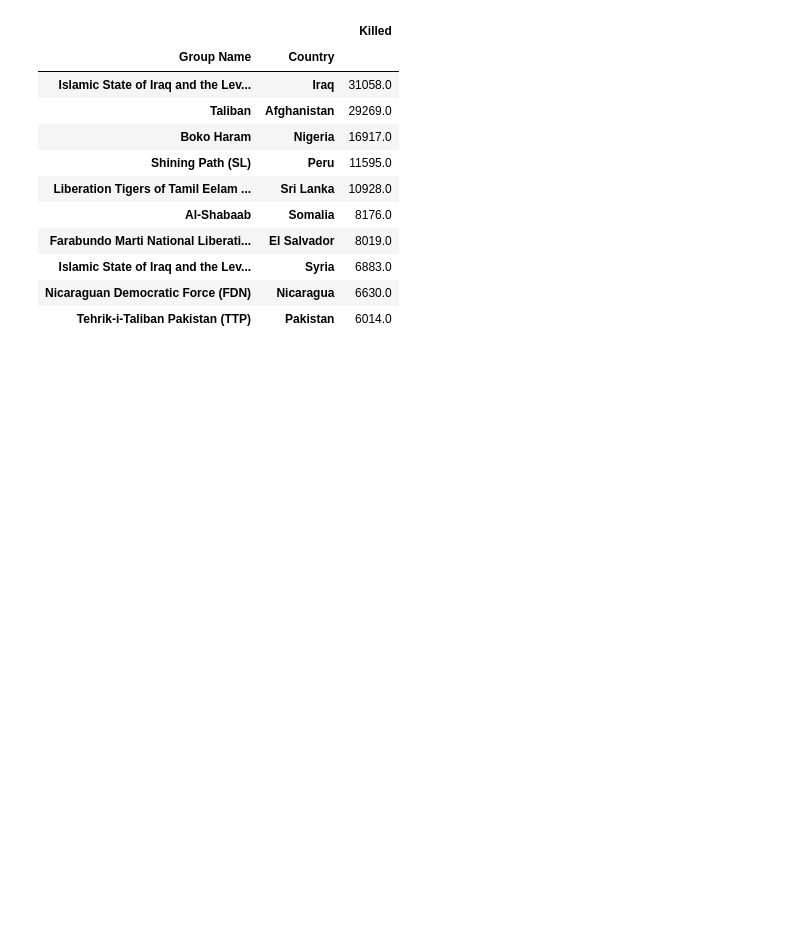
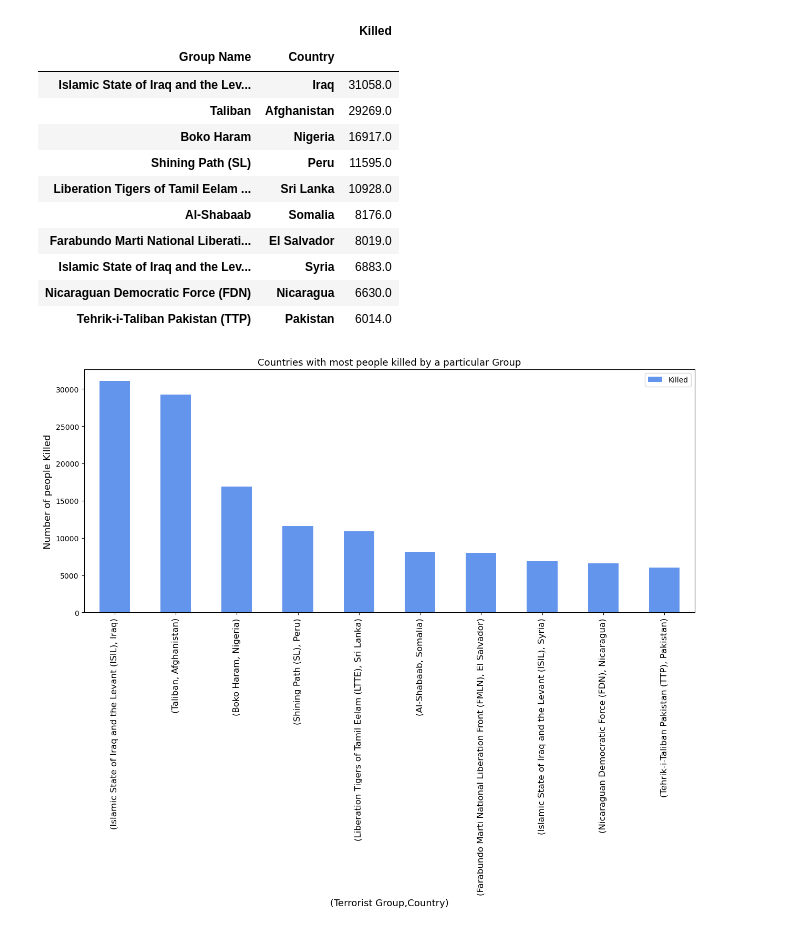
Before and after one commit to ominema12/LGMVIPTASK3, a Jupyter notebook: Task3.ipynb, the cells around one changed output. Saved outputs shown, nothing was run; the diff lists cells and outputs as text; code cells hidden in the pictures; blank space fills up the shorter version.

```diff
--- a/Task3.ipynb
+++ b/Task3.ipynb
@@ -966,3 +966,12 @@ gck
 | Islamic State of Iraq and the Lev... | Syria | 6883.0 |
 | Nicaraguan Democratic Force (FDN) | Nicaragua | 6630.0 |
 | Tehrik-i-Taliban Pakistan (TTP) | Pakistan | 6014.0 |
+# %%
+gck.plot(kind="bar",color="cornflowerblue",figsize=(15,6))
+plt.title("Countries with most people killed by a particular Group",fontsize=13)
+plt.xlabel("(Terrorist Group,Country)",fontsize=13)
+plt.xticks(fontsize=12)
+plt.ylabel("Number of people Killed",fontsize=13)
+plt.show()
+# %% [output]
+[figure, added]
```
